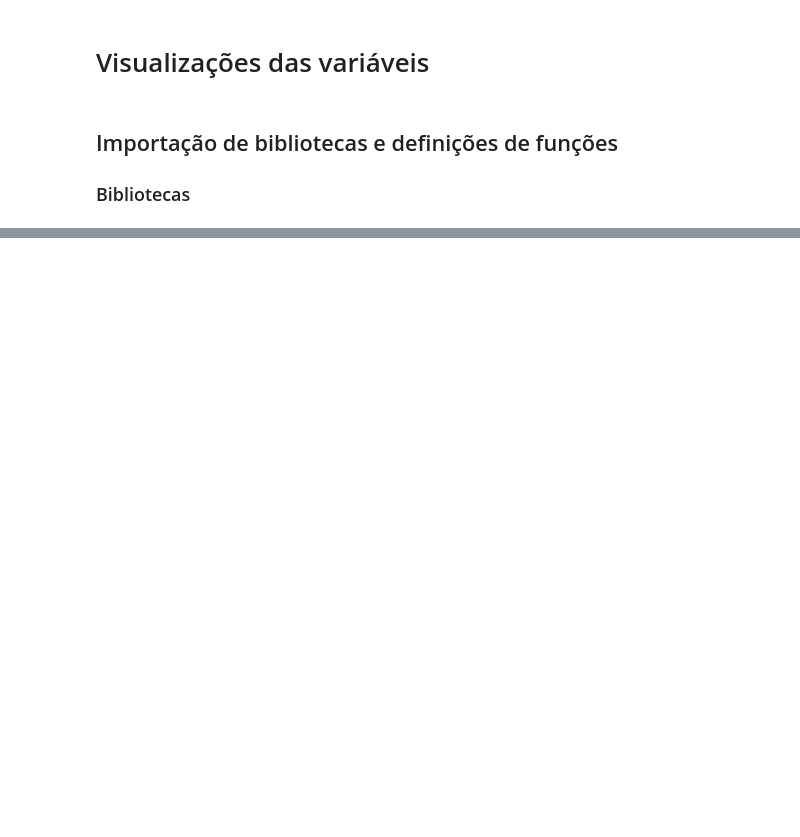
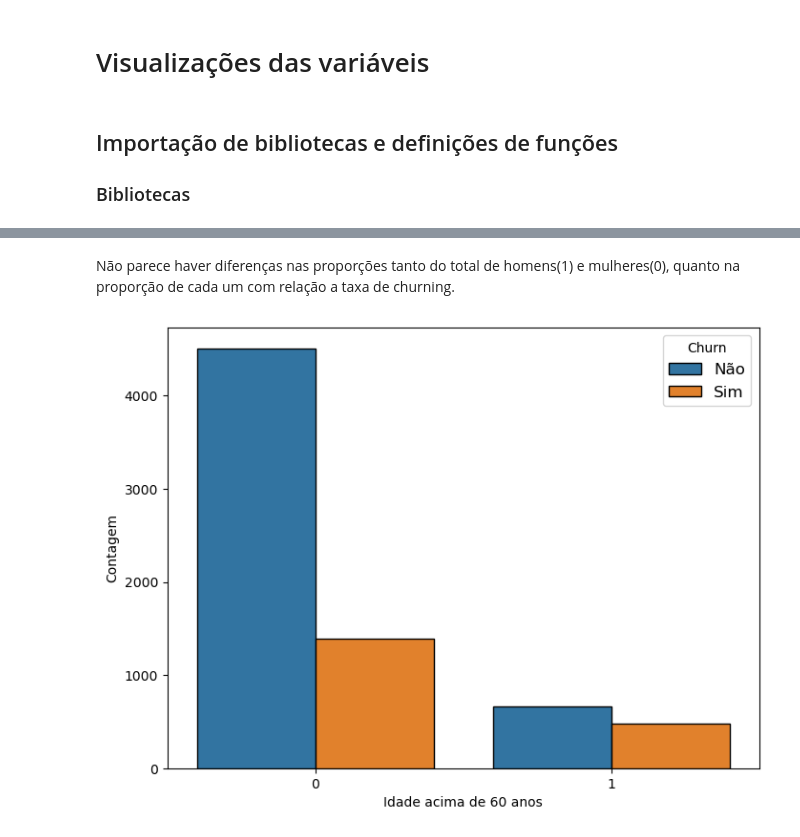
Before and after one commit to RPGraciotti/Novexus_alura_challenge, a Jupyter notebook: notebook_projeto.ipynb, the cells around one changed output, grey strips where cells are left out. Saved outputs shown, nothing was run; the diff lists cells and outputs as text; code cells hidden in the pictures; blank space fills up the shorter version.

```diff
--- a/notebook_projeto.ipynb
+++ b/notebook_projeto.ipynb
@@ -546,0 +602,6 @@ import seaborn as sns
+# %% [markdown]
+Não parece haver diferenças nas proporções tanto do total de homens(1) e mulheres(0), quanto na proporção de cada um com relação a taxa de churning.
+# %%
+categorical_plot(data = df_limpo, x = 'customer.SeniorCitizen', xtitle = 'Idade acima de 60 anos')
+# %% [output]
+[figure, added]
```
Also changed, not shown: parts of 45 cells of this notebook.
